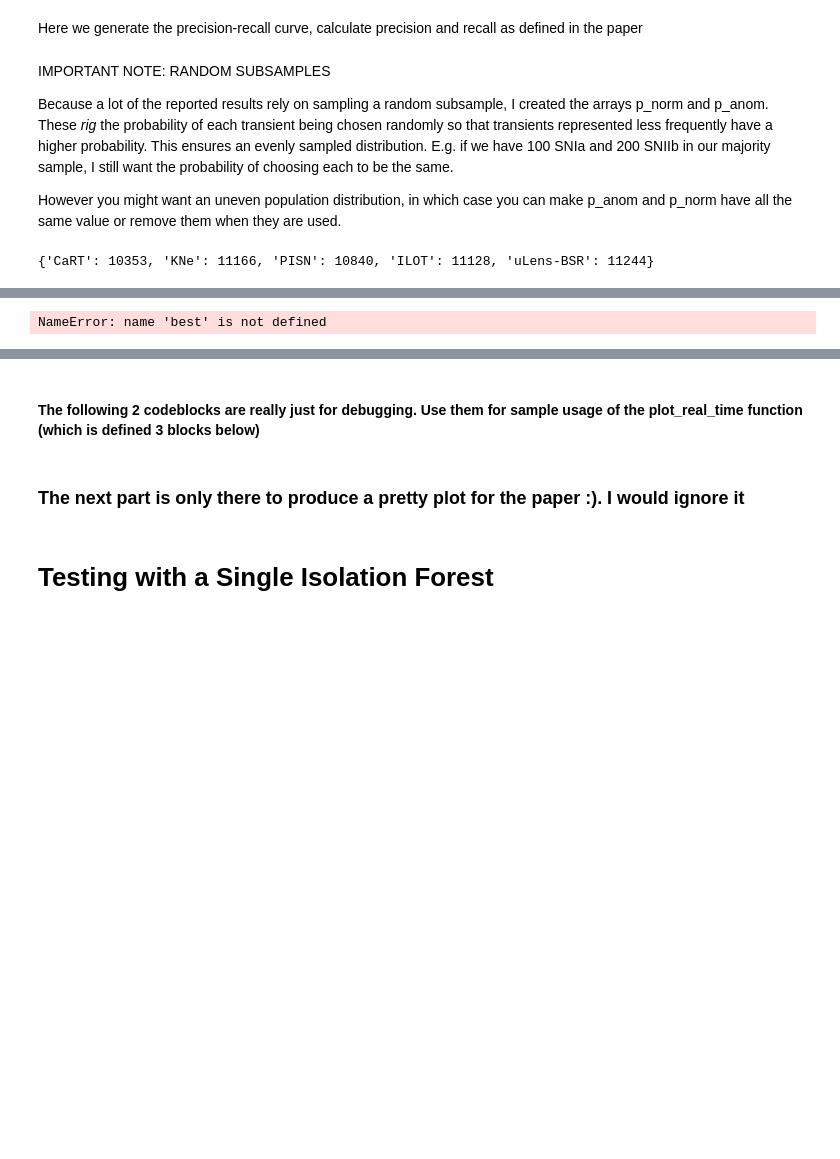
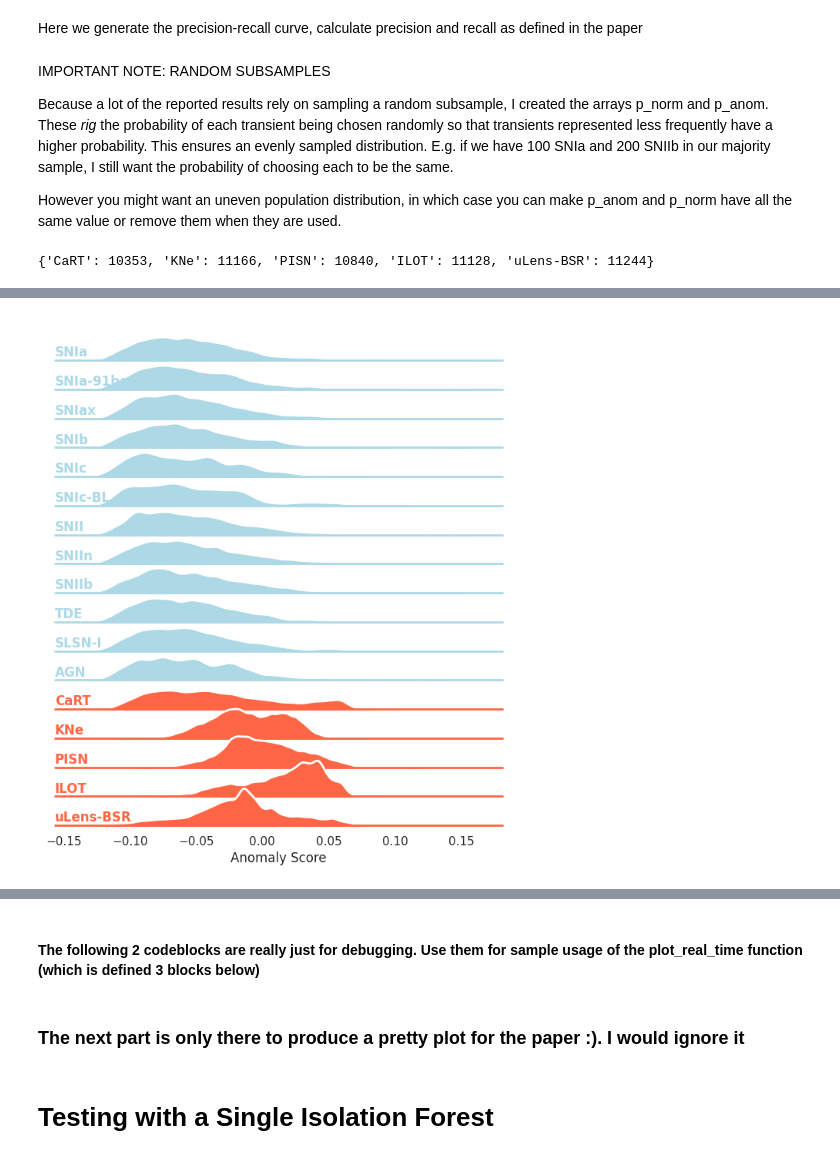
Before and after one commit to Rithwik-G/AstroMCAD, a Jupyter notebook: AstroMCAD.ipynb, the cells around one changed output, grey strips where cells are left out. Drawn from its saved outputs; the diff is of its cells as text; code cells hidden in the pictures; blank space fills up the shorter version.

```diff
--- a/AstroMCAD.ipynb
+++ b/AstroMCAD.ipynb
@@ -243,7 +311,7 @@ for class_name, counts in zip(*np.unique(target, return_counts=True)):
         indices = np.where(target == class_name)[0]
         indices = np.random.choice(indices, counts - 13000, replace=False, )
         target = np.delete(target, indices)
-        x_data = np.delete(x_data, indices, axis=0)
+        x_data = [x for i, x in enumerate(x_data) if i not in indices]
         host_galaxy_info = np.delete(host_galaxy_info, indices, axis=0)
 # %% [markdown]
 ## Prepare arrays for Tensorflow
@@ -539,6 +637,6 @@ best = load("FINALFINAL")
 x_data_anom = np.array(x_data_anom)
 host_gal_anom = np.array(host_gal_anom)
 # %%
-best = Trained_model(latent_size, True)
+best = Trained_Model(latent_size, True)
 # Load the model
 best.load_model(f"RedshiftLatent_{latent_size}")
@@ -815,11 +936,16 @@ Because a lot of the reported results rely on sampling a random subsample, I cre
 
 However you might want an uneven population distribution, in which case you can make p_anom and p_norm have all the same value or remove them when they are used.
 # %%
-
-
 import matplotlib.gridspec as gridspec
 
 class_weights_anom = {i: 0 for i in anom_classes}
+
+p_norm = [class_weights[np.argmax(i)] for i in y_test]
+sum = np.sum(p_norm)
+for i in range(len(p_norm)):
+  p_norm[i] /= sum
+
+
 
 for i in y_data_anom:
   class_weights_anom[i]+=1
@@ -837,7 +963,7 @@ for i in range(len(p_anom)):
   p_anom[i] /= sum
 
 
-
+title_sz=17
 
 # This function plots the precision recall curve
 def plot_pr_anom(scores_maj, y_data_maj, scores_anom, y_data_anom, s=None):
@@ -861,11 +987,11 @@ def plot_pr_anom(scores_maj, y_data_maj, scores_anom, y_data_anom, s=None):
         mult_iso_min_class = np.random.choice(mult_iso_min_class, int(min(len(scores_maj), len(mult_iso_min_class)))) # Subset of these anomalies because we have less testing data
 
         thresholds, precision, recall = get_pr(mult_iso_min_class, scores_maj)
-        ax.plot(recall, precision, label=f"{file_to_class[i]} ({round(auc(recall, precision), 2)})", c = color_from_class[i], linewidth=l)
+        ax.plot(recall, precision, label=f"{i} ({round(auc(recall, precision), 2)})", c = color_from_class[i], linewidth=l)
 
-        ax2.plot(thresholds, recall, label=f"{file_to_class[i]}", c = color_from_class[i], linewidth=l)
+        ax2.plot(thresholds, recall, label=f"{i}", c = color_from_class[i], linewidth=l)
 
-        ax3.plot(thresholds, precision, label=f"{file_to_class[i]}", c = color_from_class[i], linewidth=l)
+        ax3.plot(thresholds, precision, label=f"{i}", c = color_from_class[i], linewidth=l)
 
     # Majority classes, defined below
 
@@ -919,7 +1045,7 @@ NameError: name 'best' is not defined
 
 import seaborn as sns
 
-file_to_index = {x: list(file_to_class.values()).index(x) for x in file_to_class.values()}
+file_to_index = {x: classes.index(x) for x in classes}
 def plot_dist(scores_maj, y_data_maj, scores_anom, y_data_anom, savepath=None): # Same input as average/median_score
     color = ['#ADD8E6'] * 12 + ['#FF6645'] * 5
 
@@ -931,7 +1057,7 @@ def plot_dist(scores_maj, y_data_maj, scores_anom, y_data_anom, savepath=None):
         x.append(scores_maj[i])
 
     for i in range(len(scores_anom)):
-        g.append(file_to_class[y_data_anom[i]])
+        g.append(y_data_anom[i])
         x.append(scores_anom[i])
 
     df = pd.DataFrame(dict(x=x, g=g))
@@ -972,14 +1098,13 @@ def plot_dist(scores_maj, y_data_maj, scores_anom, y_data_anom, savepath=None):
     g.set(xlabel="Anomaly Score")
 
     g.despine(bottom=True, left=True)
-    g.fig.suptitle(title, fontsize=23)
 
     if (savepath):
         g.figure.savefig(f"{savepath}.pdf", bbox_inches='tight')
 # %%
-plot_dist(best.test_scores, y_val, best.anom_scores, y_data_anom, title=f"", savepath=f'last/Distribution')
+plot_dist(best.test_scores, y_val, best.anom_scores, y_data_anom, savepath=f'last/Distribution')
 # %% [output]
-NameError: name 'best' is not defined
+[figure, added]
 # %%
 # Randomly create subsamples and plot
 all_counts = {}
```
Also changed, not shown: parts of 45 cells of this notebook.
